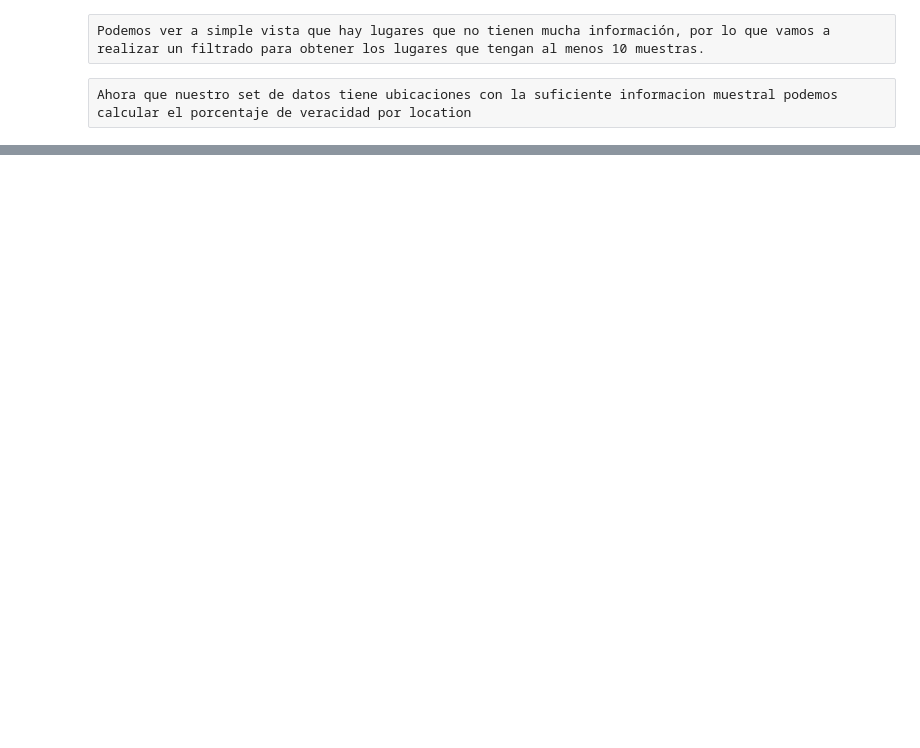
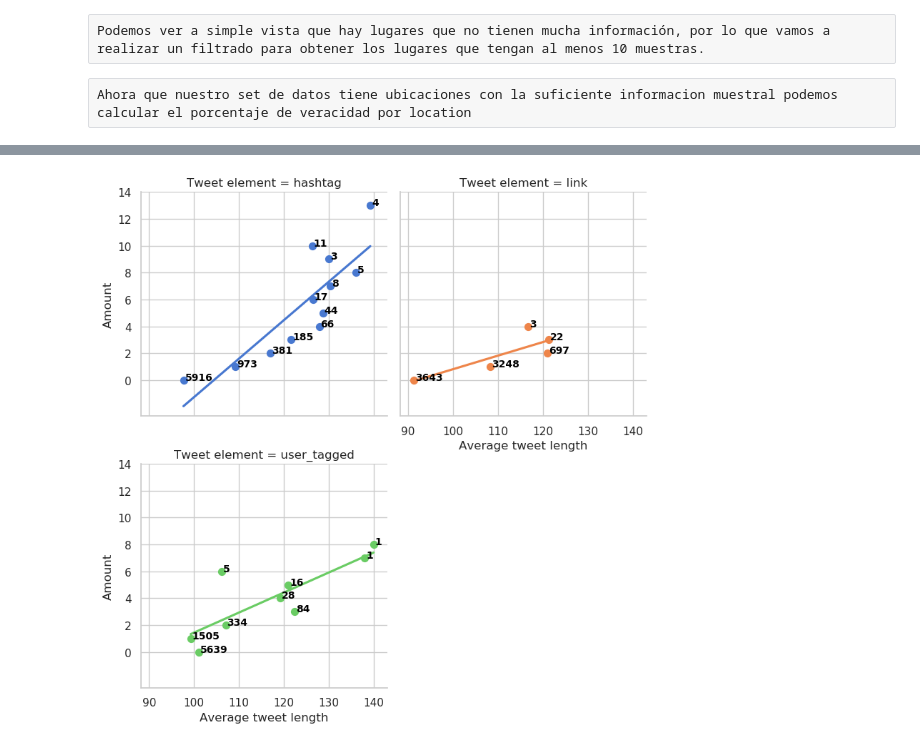
Before and after one commit to d-bizari/Organizacion-de-datos, a Jupyter notebook: TP1.ipynb, the cells around one changed output, grey strips where cells are left out. Saved outputs shown, nothing was run; the diff lists cells and outputs as text; code cells hidden in the pictures; blank space fills up the shorter version.

Commit message:
Agrego todos los graficos que hice (mapas, parallel coordinates, box plots). Modifico los TTs y los Top users, agrego un triple graf de regresion

```diff
--- a/TP1.ipynb
+++ b/TP1.ipynb
@@ -334,0 +571,42 @@ tweetsInfo.head()
+# %%
+hashtagFrame = tweetsInfo[['tweet_length','hashtags']]
+hashtagFrame['tweet_element'] = 'hashtag'
+
+linksFrame = tweetsInfo[['tweet_length','links']]
+linksFrame['tweet_element'] = 'link'
+
+usersFrame = tweetsInfo[['tweet_length','users_tagged']]
+usersFrame['tweet_element'] = 'user_tagged'
+
+hashtagFrame.rename(columns={'hashtags':'Amount'},inplace=True)
+linksFrame.rename(columns={'links':'Amount'},inplace=True)
+usersFrame.rename(columns={'users_tagged':'Amount'},inplace=True)
+
+appendedElements = hashtagFrame.append(linksFrame)
+appendedElements = appendedElements.append(usersFrame)
+
+groupedElements = appendedElements.groupby(['tweet_element','Amount']).agg({'tweet_length':['mean','count']})
+labels0 = groupedElements.columns.get_level_values(0)
+labels1 = groupedElements.columns.get_level_values(1)
+groupedElements.columns = labels0 + '_' + labels1
+groupedElements.reset_index(inplace=True)
+groupedElements.rename(columns={'tweet_length_count':'occurrence', 'tweet_element':'Tweet element',\
+                               'tweet_length_mean':'Average tweet length'}, inplace=True)
+groupedElements
+
+plot = sns.lmplot(x="Average tweet length", y="Amount", col="Tweet element", hue="Tweet element", data=groupedElements, col_wrap=2, ci=None, palette="muted", height=4,\
+         scatter_kws={"s": 50, "alpha": 1},legend = True)
+
+# add annotations one by one with a loop
+auxCont = 0
+auxDicc = {0:'hashtag',1:'link',2:'user_tagged'}
+for ax in plot.axes:
+    element = auxDicc[auxCont]
+    for line in range(0, groupedElements.shape[0]):
+            ax.set_yticks([0,2,4,6,8,10,12,14])
+            if groupedElements['Tweet element'][line] == element:
+                ax.text(groupedElements['Average tweet length'][line]+0.30, groupedElements.Amount[line], groupedElements.occurrence[line],\
+                horizontalalignment='left', size='small', color='black', weight='semibold')
+    auxCont += 1
+# %% [output]
+[figure, added]
```
Also changed, not shown: parts of 74 cells of this notebook.
